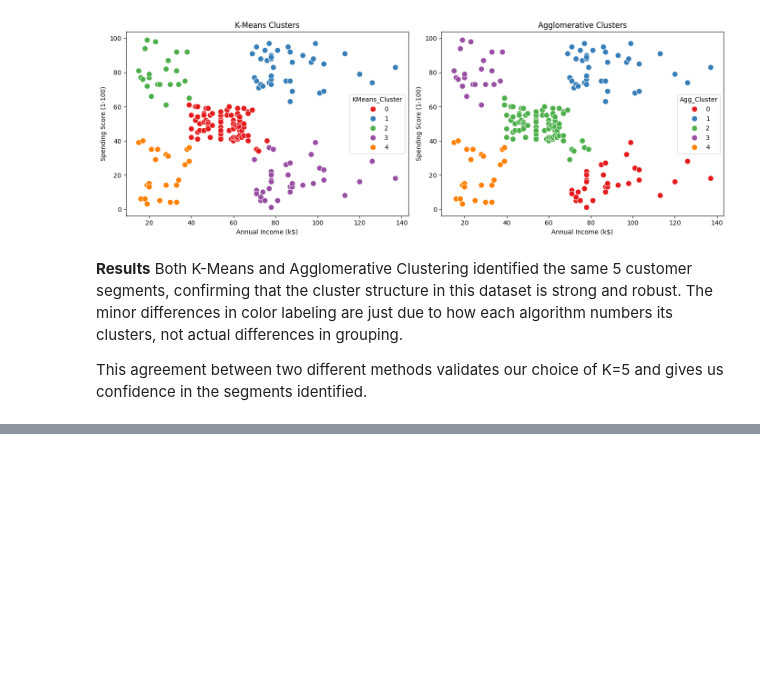
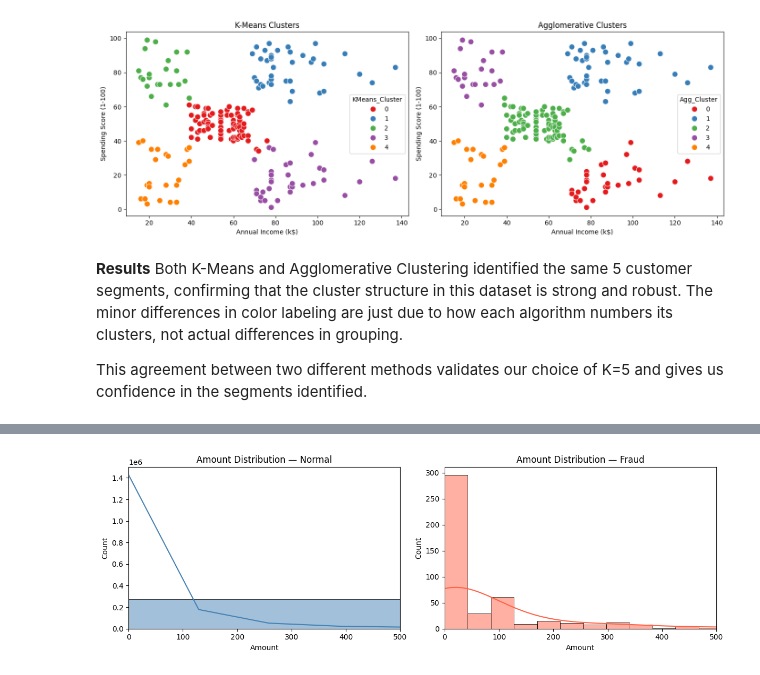
Before and after one commit to yusuf-codes10/touir-youcef-abderahim-ml-automal-homework, a Jupyter notebook: machine_learning.ipynb, the cells around one changed output, grey strips where cells are left out. Cells and saved outputs as stored; diff of their text form; code cells hidden in the pictures; blank space fills up the shorter version.

```diff
--- a/machine_learning.ipynb
+++ b/machine_learning.ipynb
@@ -258,0 +314,18 @@ This agreement between two different methods validates our choice of K=5 and giv
+# %%
+# 3. Transaction Amount distribution
+fig, axes = plt.subplots(1, 2, figsize=(12, 4))
+
+sns.histplot(fraud_df[fraud_df['Class'] == 0]['Amount'],
+             ax=axes[0], kde=True, color='steelblue', bins=50)
+axes[0].set_title('Amount Distribution — Normal')
+axes[0].set_xlim(0, 500)
+
+sns.histplot(fraud_df[fraud_df['Class'] == 1]['Amount'],
+             ax=axes[1], kde=True, color='tomato', bins=50)
+axes[1].set_title('Amount Distribution — Fraud')
+axes[1].set_xlim(0, 500)
+
+plt.tight_layout()
+plt.show()
+# %% [output]
+[figure, added]
```
Also changed, not shown: parts of 5 cells of this notebook.
